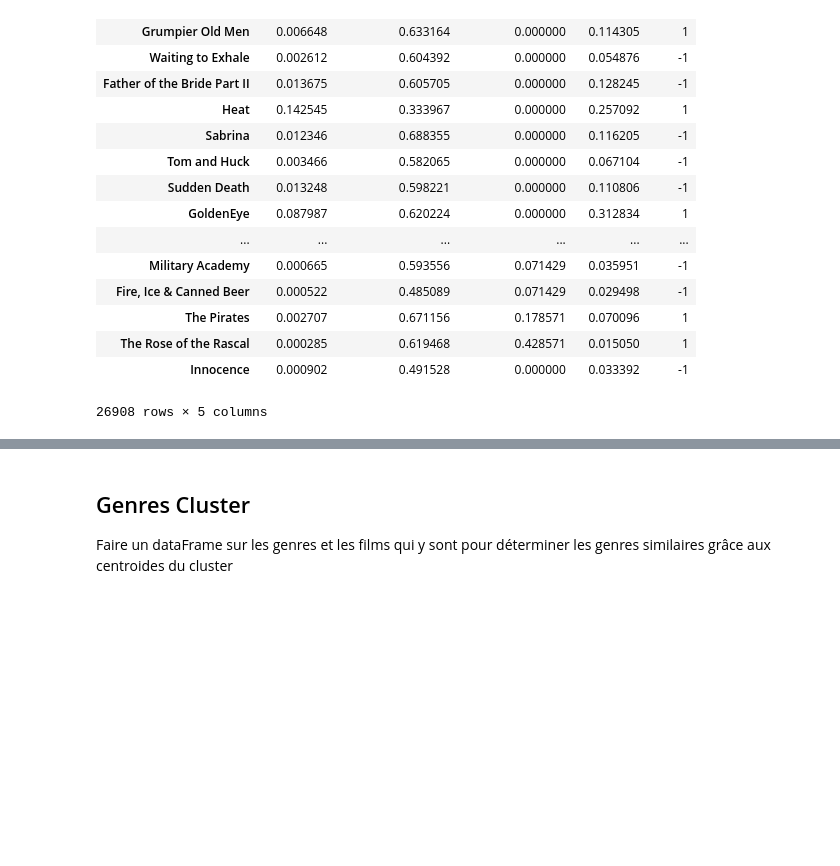
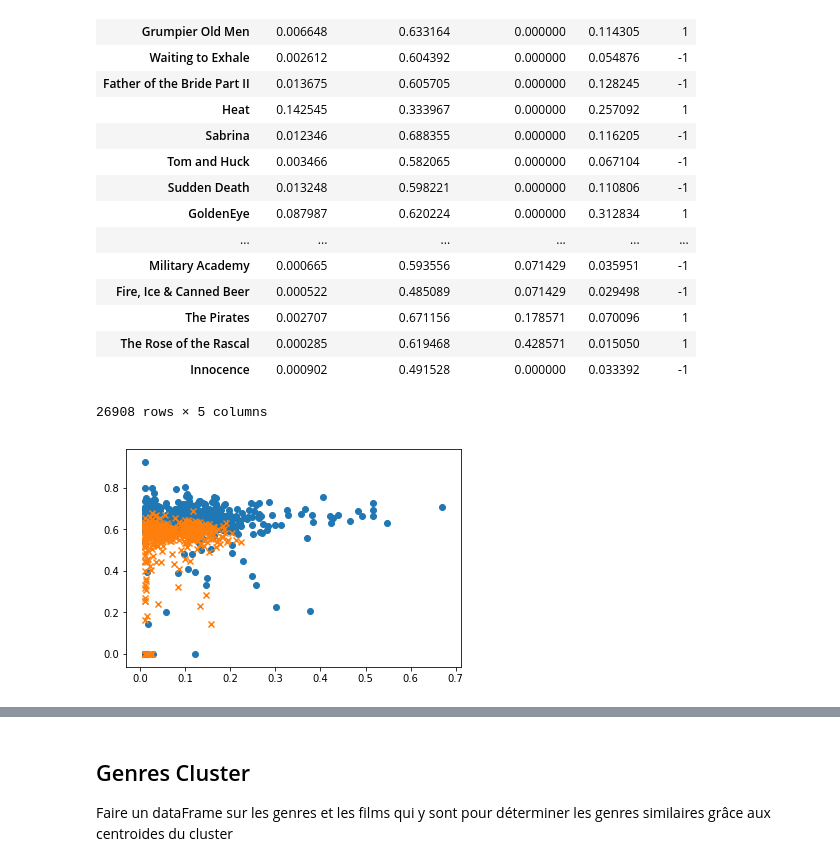
Before and after one commit to ohouens/3i026, a Jupyter notebook: projet/Analyse de données de films.ipynb, the cells around one changed output, grey strips where cells are left out. Cells and saved outputs as stored; diff of their text form; code cells hidden in the pictures; blank space fills up the shorter version.

```diff
--- a/projet/Analyse de données de films.ipynb
+++ b/projet/Analyse de données de films.ipynb
@@ -202,3 +202,10 @@ mean 6.105678608592241
 | The Rose of the Rascal | 0.000285 | 0.619468 | 0.428571 | 0.015050 | 1 |
 | Innocence | 0.000902 | 0.491528 | 0.000000 | 0.033392 | -1 |
 26908 rows × 5 columns
+# %%
+lsNote = ls.LabeledSet(2)
+for i in range(1000):
+    lsNote.addExample([df.iloc[i]['popularity'], df.iloc[i]['mean_main_actors']], df.iloc[i]['target'])
+ut.plot2DSet(lsNote)
+# %% [output]
+[figure, added]
```
Also changed, not shown: parts of 8 cells of this notebook, 2 other files.
